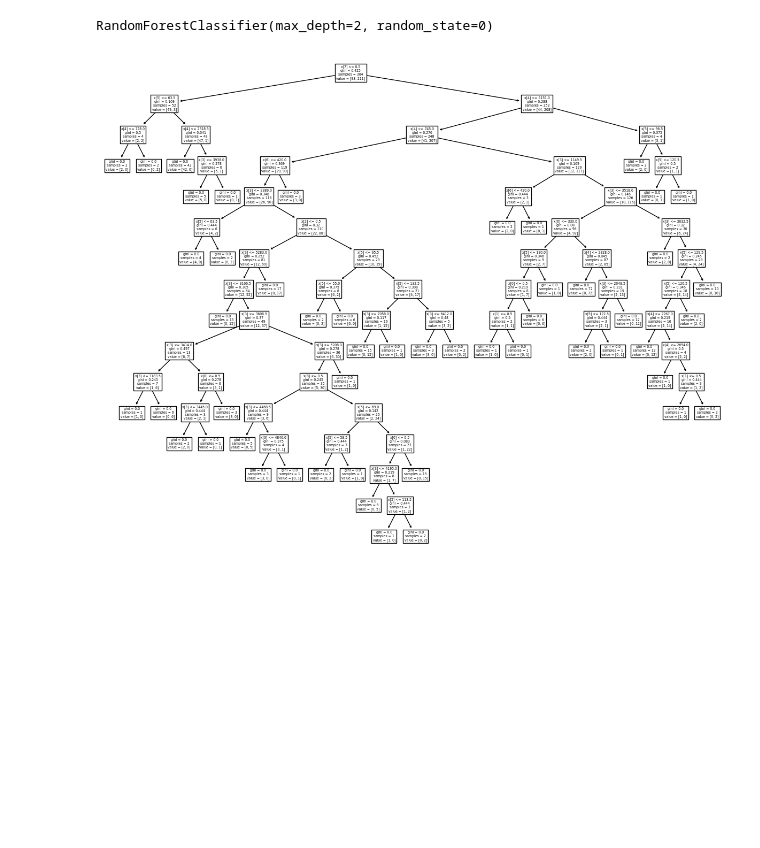
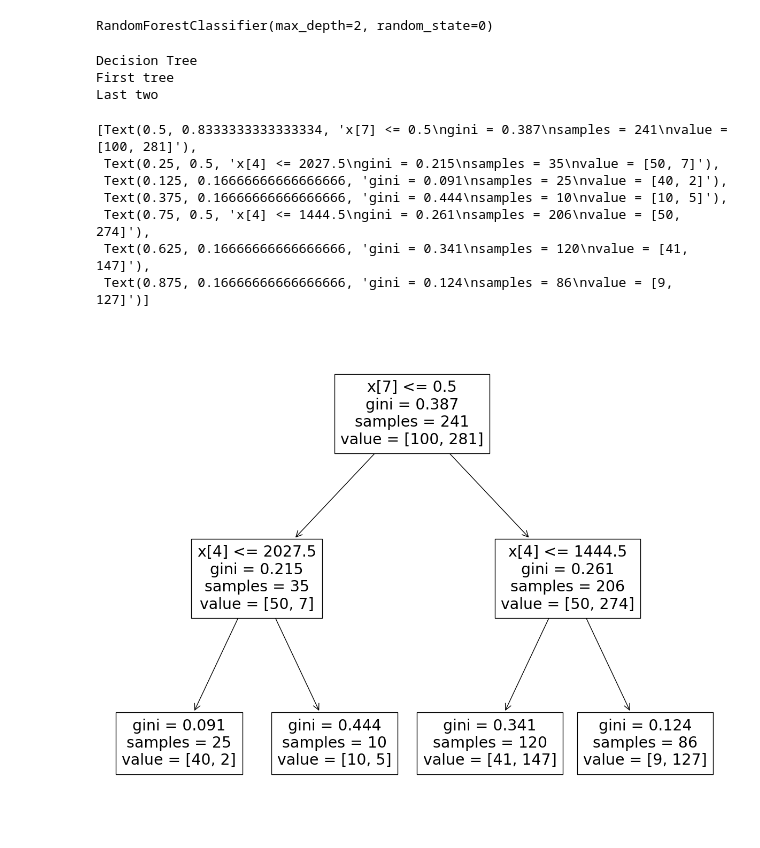
Before and after one commit to lc0312/COSC502, a Jupyter notebook: hw5_Liu.ipynb, the cells around one changed output. Drawn from its saved outputs; the diff is of its cells as text; code cells hidden in the pictures; blank space fills up the shorter version.

```diff
--- a/hw5_Liu.ipynb
+++ b/hw5_Liu.ipynb
@@ -128,8 +147,27 @@ rf.fit(input_data, output_data)
 RandomForestClassifier(max_depth=2, random_state=0)
 # %%
 # d) For the Decision Tree algorithm generate the tree and show/save it as an image file. Show the first and last two decision trees generated by your Random Forest classifier.
+from sklearn.tree import plot_tree
 fig = plt.figure(figsize=(15,12))
+print ('Decision Tree')
 tree.plot_tree(dt)
-fig.savefig('tree.png',format='png')
+
+#fig.savefig('tree.png',format='png')
+
+print ('First tree')
+plot_tree(rf.estimators_[0])
+
+print ('Last two')
+plot_tree(rf.estimators_[99])
 # %% [output]
+Decision Tree
+First tree
+Last two
+[Text(0.5, 0.8333333333333334, 'x[7] <= 0.5\ngini = 0.387\nsamples = 241\nvalue = [100, 281]'),
+ Text(0.25, 0.5, 'x[4] <= 2027.5\ngini = 0.215\nsamples = 35\nvalue = [50, 7]'),
+ Text(0.125, 0.16666666666666666, 'gini = 0.091\nsamples = 25\nvalue = [40, 2]'),
+ Text(0.375, 0.16666666666666666, 'gini = 0.444\nsamples = 10\nvalue = [10, 5]'),
+ Text(0.75, 0.5, 'x[4] <= 1444.5\ngini = 0.261\nsamples = 206\nvalue = [50, 274]'),
+ Text(0.625, 0.16666666666666666, 'gini = 0.341\nsamples = 120\nvalue = [41, 147]'),
+ Text(0.875, 0.16666666666666666, 'gini = 0.124\nsamples = 86\nvalue = [9, 127]')]
-[figure, old version]
+[figure, new version]
```
Also changed, not shown: parts of 4 cells of this notebook.
